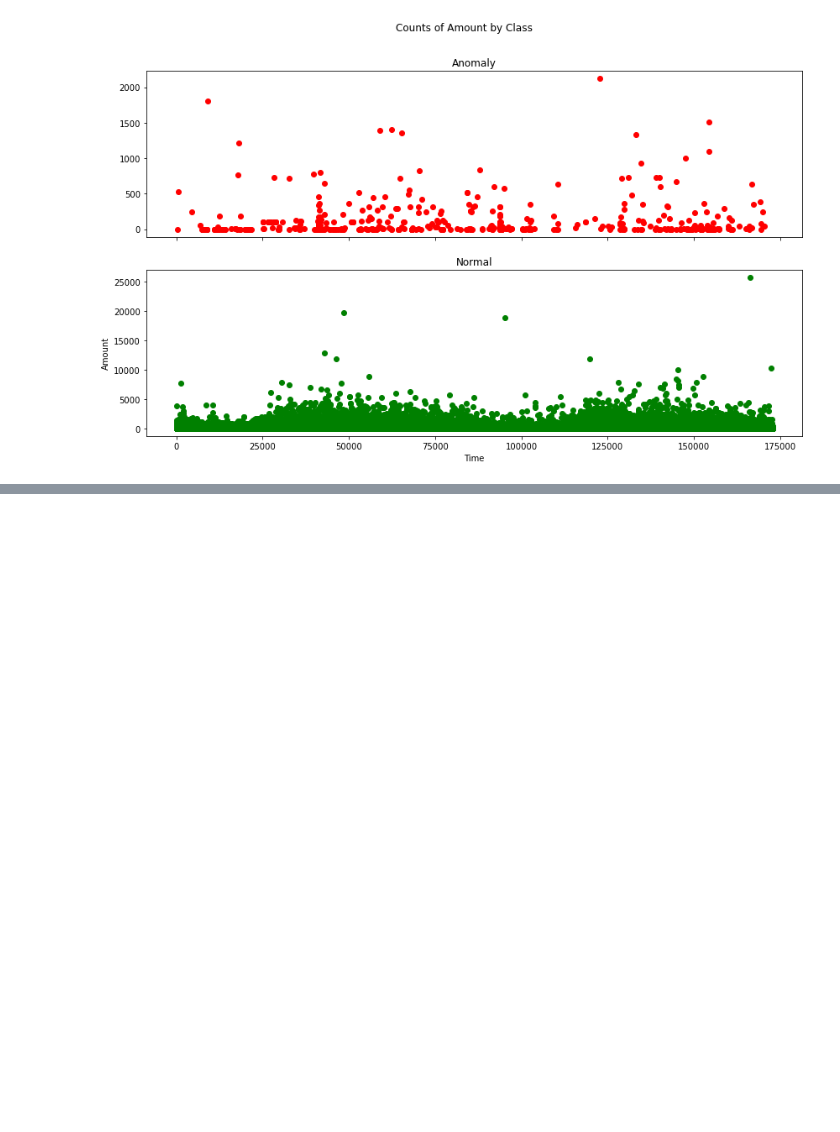
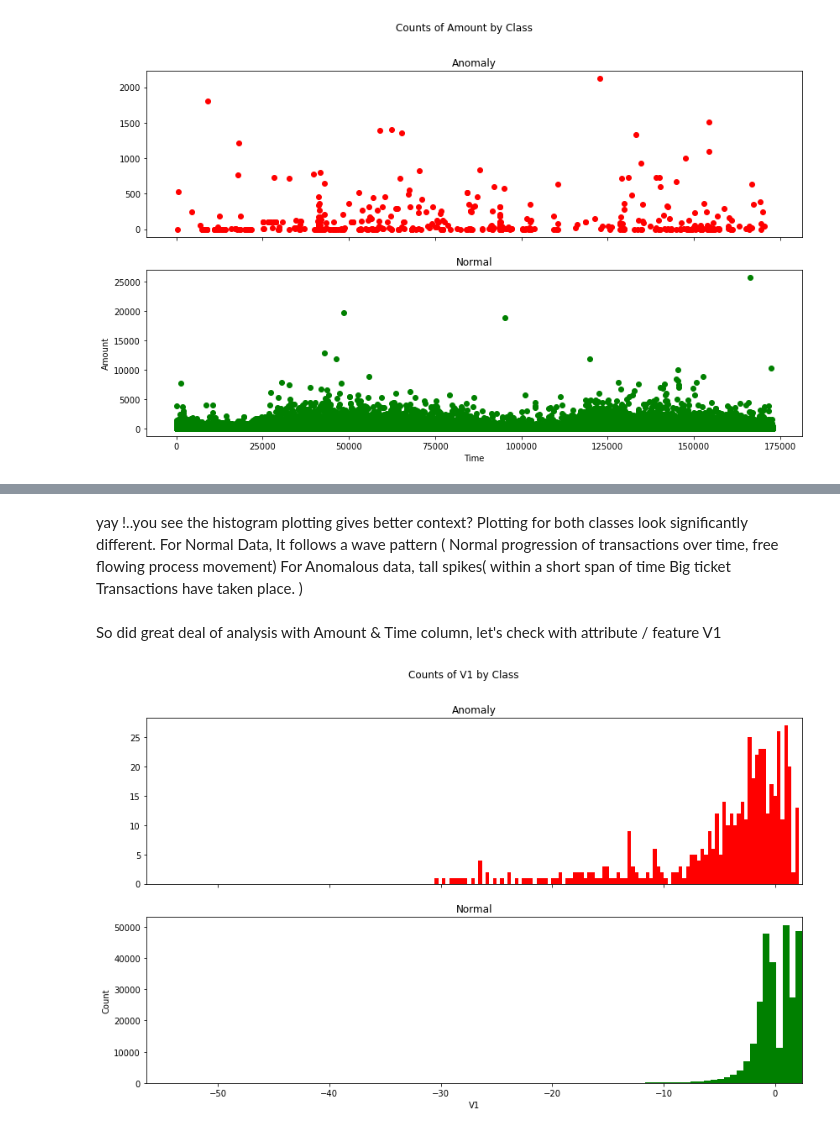
Before and after one commit to maitreyee-github/AI-Learning, a Jupyter notebook: Credit card Anomaly detection Local dataset.ipynb, the cells around one changed output, grey strips where cells are left out. Saved outputs shown, nothing was run; the diff lists cells and outputs as text; code cells hidden in the pictures; blank space fills up the shorter version.

```diff
--- a/Credit card Anomaly detection Local dataset.ipynb
+++ b/Credit card Anomaly detection Local dataset.ipynb
@@ -229,0 +226,10 @@ For Anomalous data,
+# %% [markdown]
+yay !..you see the histogram plotting gives better context? Plotting for both classes look significantly different.
+For Normal Data, It follows a wave pattern ( Normal progression of transactions over time, free flowing process movement)
+For Anomalous data, tall spikes( within a short span of time Big ticket Transactions have taken place.  )
+# %% [markdown]
+So did great deal of analysis with Amount & Time column, let's check with attribute / feature V1
+# %%
+plot_histogram(df, bins, "V1")
+# %% [output]
+[figure, added]
```
Also changed, not shown: parts of 7 cells of this notebook.
